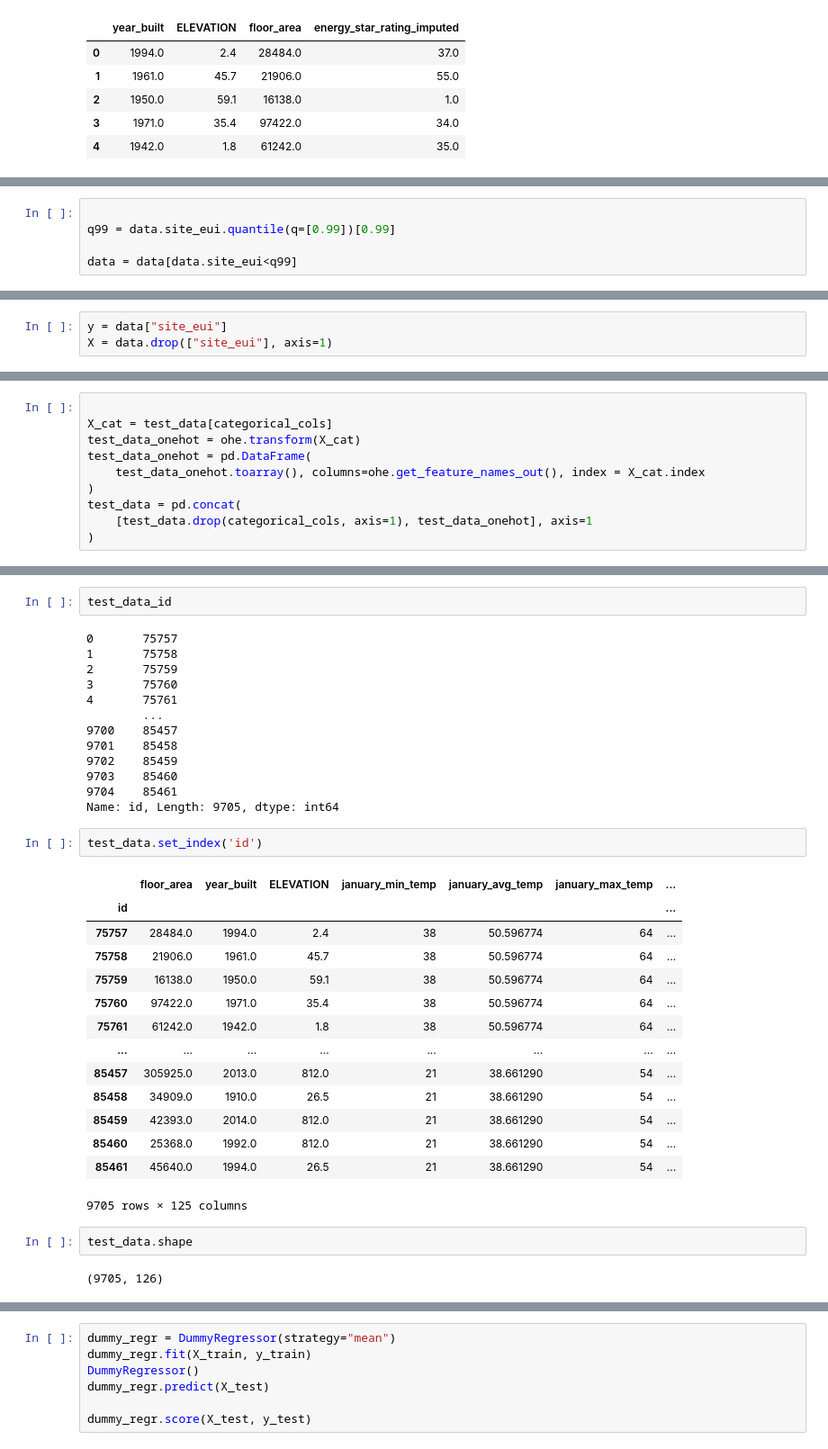
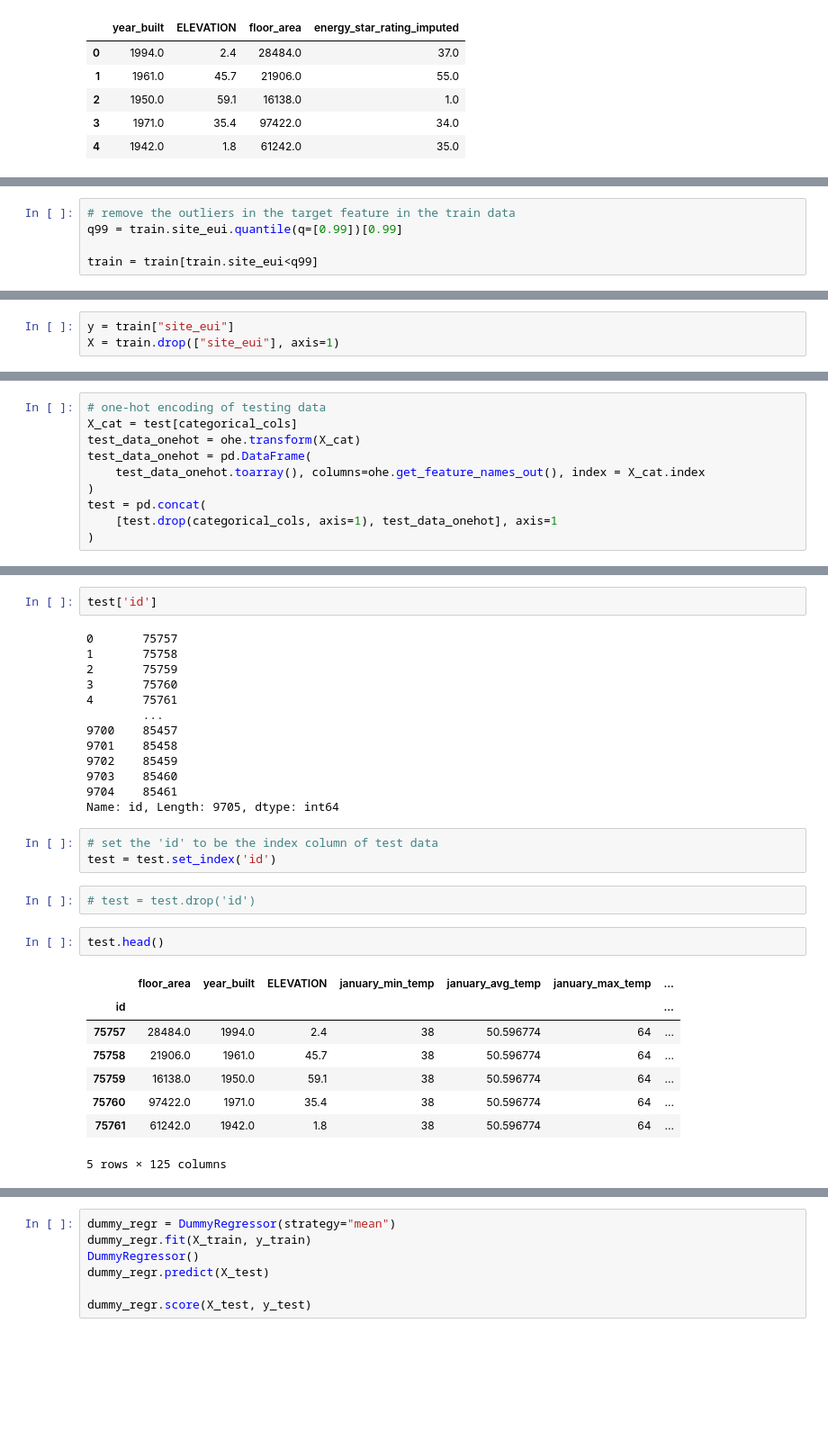
Before and after one commit to eminaomasa/energy_usage_prediction, a Jupyter notebook: aisha_notebook_initial.ipynb, the cells around one changed output, grey strips where cells are left out. Shown at 90% size. Saved outputs shown, nothing was run; the diff lists cells and outputs as text; blank space fills up the shorter version.

```diff
--- a/aisha_notebook_initial.ipynb
+++ b/aisha_notebook_initial.ipynb
@@ -282,6 +250,6 @@ len(data)
 # %%
+# remove the outliers in the target feature in the train data
+q99 = train.site_eui.quantile(q=[0.99])[0.99]
 
-q99 = data.site_eui.quantile(q=[0.99])[0.99]
-
-data = data[data.site_eui<q99]
+train = train[train.site_eui<q99]
 # %%
@@ -291,3 +262,3 @@ data.shape
 # %%
-y = data["site_eui"]
-X = data.drop(["site_eui"], axis=1)
+y = train["site_eui"]
+X = train.drop(["site_eui"], axis=1)
@@ -321,10 +276,10 @@ X.shape
 # %%
-
-X_cat = test_data[categorical_cols]
+# one-hot encoding of testing data
+X_cat = test[categorical_cols]
 test_data_onehot = ohe.transform(X_cat)
 test_data_onehot = pd.DataFrame(
     test_data_onehot.toarray(), columns=ohe.get_feature_names_out(), index = X_cat.index
 )
-test_data = pd.concat(
-    [test_data.drop(categorical_cols, axis=1), test_data_onehot], axis=1
+test = pd.concat(
+    [test.drop(categorical_cols, axis=1), test_data_onehot], axis=1
 )
@@ -341,36 +289,31 @@ test_data_id = test_data['id']
-# %%
-test_data_id
-# %% [output]
-0       75757
-1       75758
-2       75759
-3       75760
-4       75761
-        ...
-9700    85457
-9701    85458
-9702    85459
-9703    85460
-9704    85461
-Name: id, Length: 9705, dtype: int64
+# %%
+test['id']
+# %% [output]
+0       75757
+1       75758
+2       75759
+3       75760
+4       75761
+        ...
+9700    85457
+9701    85458
+9702    85459
+9703    85460
+9704    85461
+Name: id, Length: 9705, dtype: int64
 # %%
-test_data.set_index('id')
+# set the 'id' to be the index column of test data
+test = test.set_index('id')
-# %% [output]
-|  | floor_area | year_built | ELEVATION | january_min_temp | january_avg_temp | january_max_temp | ... |
-| id |  |  |  |  |  |  | ... |
-| 75757 | 28484.0 | 1994.0 | 2.4 | 38 | 50.596774 | 64 | ... |
-| 75758 | 21906.0 | 1961.0 | 45.7 | 38 | 50.596774 | 64 | ... |
-| 75759 | 16138.0 | 1950.0 | 59.1 | 38 | 50.596774 | 64 | ... |
-| 75760 | 97422.0 | 1971.0 | 35.4 | 38 | 50.596774 | 64 | ... |
-| 75761 | 61242.0 | 1942.0 | 1.8 | 38 | 50.596774 | 64 | ... |
-| ... | ... | ... | ... | ... | ... | ... | ... |
-| 85457 | 305925.0 | 2013.0 | 812.0 | 21 | 38.661290 | 54 | ... |
-| 85458 | 34909.0 | 1910.0 | 26.5 | 21 | 38.661290 | 54 | ... |
-| 85459 | 42393.0 | 2014.0 | 812.0 | 21 | 38.661290 | 54 | ... |
-| 85460 | 25368.0 | 1992.0 | 812.0 | 21 | 38.661290 | 54 | ... |
-| 85461 | 45640.0 | 1994.0 | 26.5 | 21 | 38.661290 | 54 | ... |
-9705 rows × 125 columns
+# %%
+# test = test.drop('id')
 # %%
-test_data.shape
+test.head()
 # %% [output]
+|  | floor_area | year_built | ELEVATION | january_min_temp | january_avg_temp | january_max_temp | ... |
+| id |  |  |  |  |  |  | ... |
+| 75757 | 28484.0 | 1994.0 | 2.4 | 38 | 50.596774 | 64 | ... |
+| 75758 | 21906.0 | 1961.0 | 45.7 | 38 | 50.596774 | 64 | ... |
+| 75759 | 16138.0 | 1950.0 | 59.1 | 38 | 50.596774 | 64 | ... |
+| 75760 | 97422.0 | 1971.0 | 35.4 | 38 | 50.596774 | 64 | ... |
+| 75761 | 61242.0 | 1942.0 | 1.8 | 38 | 50.596774 | 64 | ... |
-(9705, 126)
+5 rows × 125 columns
```
Also changed, not shown: parts of 107 cells of this notebook.
